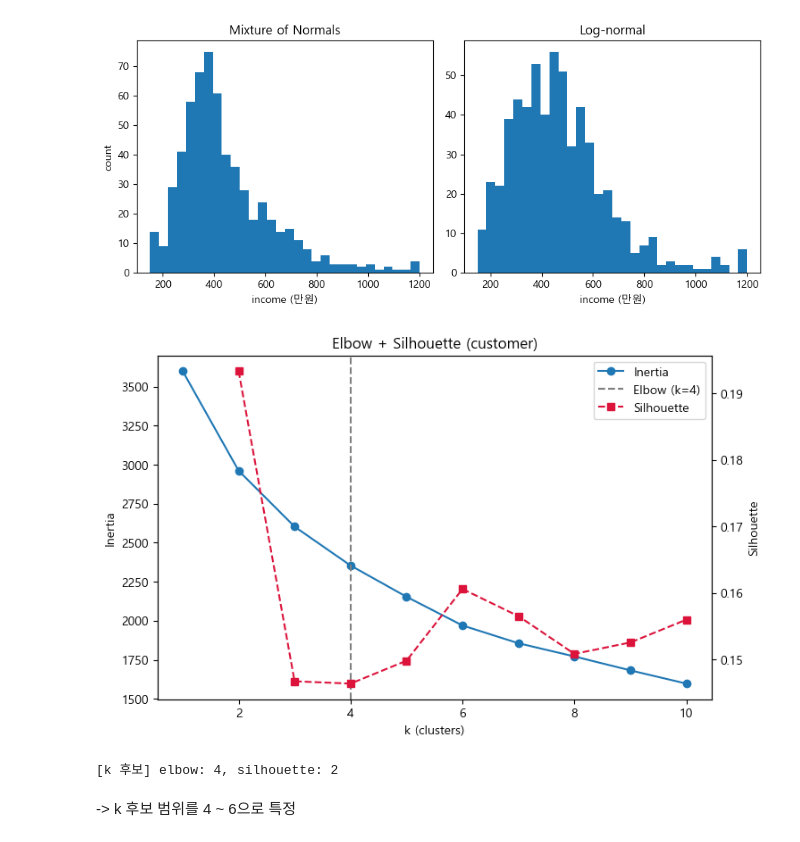
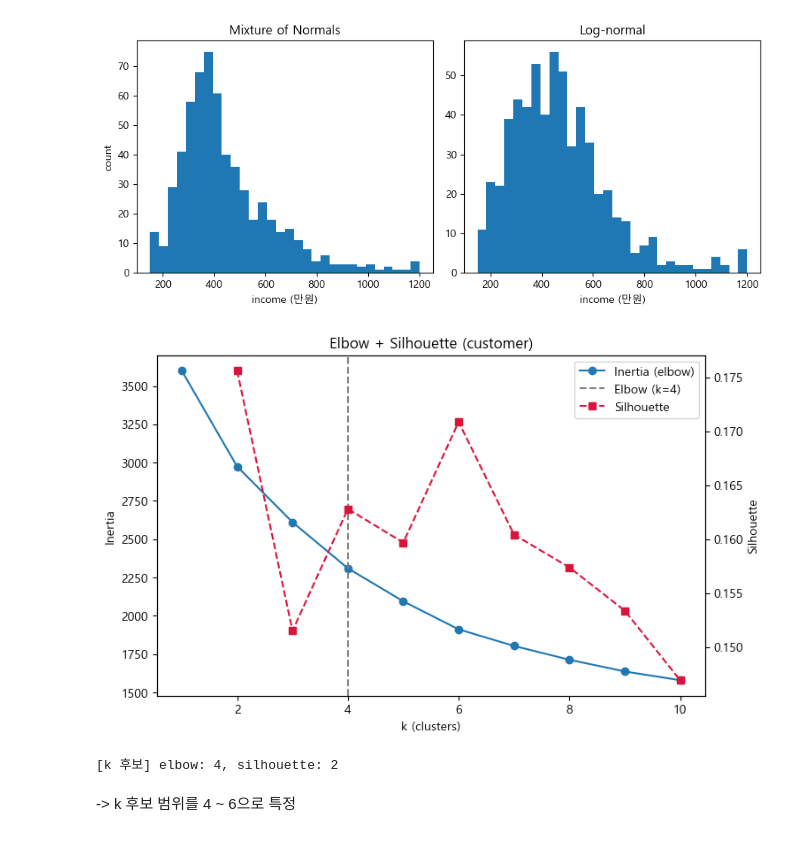
Before and after one commit to atleast10years/ai-ml, a Jupyter notebook: unsupervised_practice.ipynb, the cells around one changed output. Drawn from its saved outputs; the diff is of its cells as text; code cells hidden in the pictures.

```diff
--- a/unsupervised_practice.ipynb
+++ b/unsupervised_practice.ipynb
@@ -51,24 +57,28 @@ plt.show()
 # %% [output]
 [figure]
 # %%
-income = income_mixnorm
+income = income_lognorm
 
-# 지출 점수(0~100)
-# = 소득(높을수록 지출도 높게) + 균일 난수(개인 성향/무작위 요인) + 노이즈 (각 가중치 0.6, 0.3, 0.1)
+"""
+지출 점수 (0 ~ 100)
+= 소득 (높을수록 지출도 높게) + 균일 난수 (개인 성향 등 랜덤 요인) + 노이즈
+(각각 가중치 0.6, 0.3, 0.1 부여)
+"""
 spend_score = (0.6* (income/income.max()) +
-               0.3* rng.random(n) +
-               0.1* rng.normal(0.5, 0.2, n)).clip(0, 1) * 100
+							 0.3* rng.random(n) +
+							 0.1* rng.normal(0.5, 0.2, n)).clip(0, 1) * 100
 
-# 월 방문수 (카운트 데이터 모델링 -> 포아송)
 """
-포아송보다 더 분산이 큰(과산포) '음이항분포(Negative Binomial)'이 더 현실성 높음
-- 평균 방문수 : mu = 3.0
-- 과산포 정도 : alpha = 0.5 (0이면 포아송과 동일)
+월 방문 수 : 카운트 -> 포아송
+
+현실성을 높이려면,
+포아송보다 더 분산이 큰(과산포) '음이항분포(Negative Binomial)' 사용
+- mu : 평균 방문수
+- alpha : 과산포 정도 (0이면 포아송과 동일)
 - n_param = 1 / alpha
 - p_param = n_param / (n_param + mu)
-visits_nb = rng.negative_binomial(n=n_param, p=p_param, size=n).clip(1, 12)
 """
-mu = 3.0 # 월 평균 방문 수
+mu = 3.0
 visits_poisson = rng.poisson(mu, n).clip(1, 12)
 
 alpha = 0.5
@@ -76,20 +86,18 @@ n_param = 1 / alpha
 p_param = n_param / (n_param + mu)
 visits_nb = rng.negative_binomial(n=n_param, p=p_param, size=n).clip(1, 12)
 
-visits_m = visits_poisson
+visits_m = visits_nb
 
-# 가입 개월 수 : 고객이 서비스를 얼마나 오래 썼는가 (개월 단위 카운트)
-tenure_m = rng.integers(1, 120, n)
-# 최근 방문일 : 마지막 방문이 며칠 전인가 (하루 단위 카운트)
-recency_d = rng.integers(1, 90, n)
+tenure_m = rng.integers(1, 120, n) # 가입개월수 : 고객이 서비스를 얼마나 오래 섰는가
+recency_d = rng.integers(1, 90, n) # 최근방문일 : 마지막 방문이 며칠 전인가
 
 df = pd.DataFrame({
-  "age": age,
-  "income": income,
-  "spend_score": spend_score,
-  "visits_per_month": visits_m,
-  "tenure_months": tenure_m,
-  "recency_days": recency_d
+	"age": age,
+	"income": income,
+	"spend_score": spend_score,
+	"visits_per_month": visits_m,
+	"tenure_months": tenure_m,
+	"recency_days": recency_d
 })
 
 # 스케일링
@@ -97,48 +105,50 @@ scaler = StandardScaler()
 X = scaler.fit_transform(df)
 
 # Elbow & Silhouette -> k 후보
 k_max = 11
 inertias = []
 sils = []
+
 for k in range(1, k_max):
-  km = KMeans(n_clusters=k, n_init=10, random_state=42)
-  km.fit(X)
-  inertias.append(km.inertia_)
-  if k > 1:
-    sils.append(silhouette_score(X, km.labels_))
+	km = KMeans(n_clusters=k, n_init=10, random_state=42)
+	km.fit(X)
+	inertias.append(km.inertia_)
+	if k > 1:
+	  sils.append(silhouette_score(X, km.labels_))
 
 knee = KneeLocator(
-  list(range(1, k_max)), inertias,
-  curve='convex', # Inertia 곡선은 convex
-  direction='decreasing' # la
+	list(range(1, k_max)), inertias,
+	curve="convex", # Inertia 곡선은 convex
+	direction="decreasing" # k ↑ → inertia ↓
 )
+
 elbow_k = knee.knee
-sil_k = np.argmax(sils) + 2
+sil_k = np.argmax(sils) + 2 # 2부터 시작
 
 fig, ax1 = plt.subplots(figsize=(8,5))
 
 # inertias (Elbow)
-ax1.plot(list(range(1, k_max)), inertias, marker='o', label='Inertia')
-ax1.set_xlabel("k (clusters)")
-ax1.set_ylabel("Inertia")
+ax1.plot(list(range(1, k_max)), inertias, marker="o", label="Inertia (elbow)")
+ax1.set_xlabel("k (clusters)"); ax1.set_ylabel("Inertia")
 
-plt.axvline(elbow_k, linestyle='--', color='gray', label=f'Elbow (k={elbow_k})')
+plt.axvline(elbow_k, linestyle="--", color="gray", label=f"Elbow (k={elbow_k})")
 
 # silhouettes
 ax2 = ax1.twinx()
-ax2.plot(list(range(2, k_max)), sils, color='crimson', marker='s', linestyle='--', label='Silhouette')
+ax2.plot(list(range(2, k_max)), sils, color="crimson", marker="s", linestyle="--", label="Silhouette")
 ax2.set_ylabel("Silhouette")
 
+# legend
 lines1, labels1 = ax1.get_legend_handles_labels()
 lines2, labels2 = ax2.get_legend_handles_labels()
 ax1.legend(lines1+lines2, labels1+labels2, loc="best")
 
 plt.title("Elbow + Silhouette (customer)")
 plt.show()
 
 print(f"[k 후보] elbow: {elbow_k}, silhouette: {sil_k}")
 # %% [output]
-[figure, old version]
+[figure, new version]
 [k 후보] elbow: 4, silhouette: 2
 # %% [markdown]
 -> k 후보 범위를 4 ~ 6으로 특정
```
Also changed, not shown: parts of 11 cells of this notebook, 2 other files.
